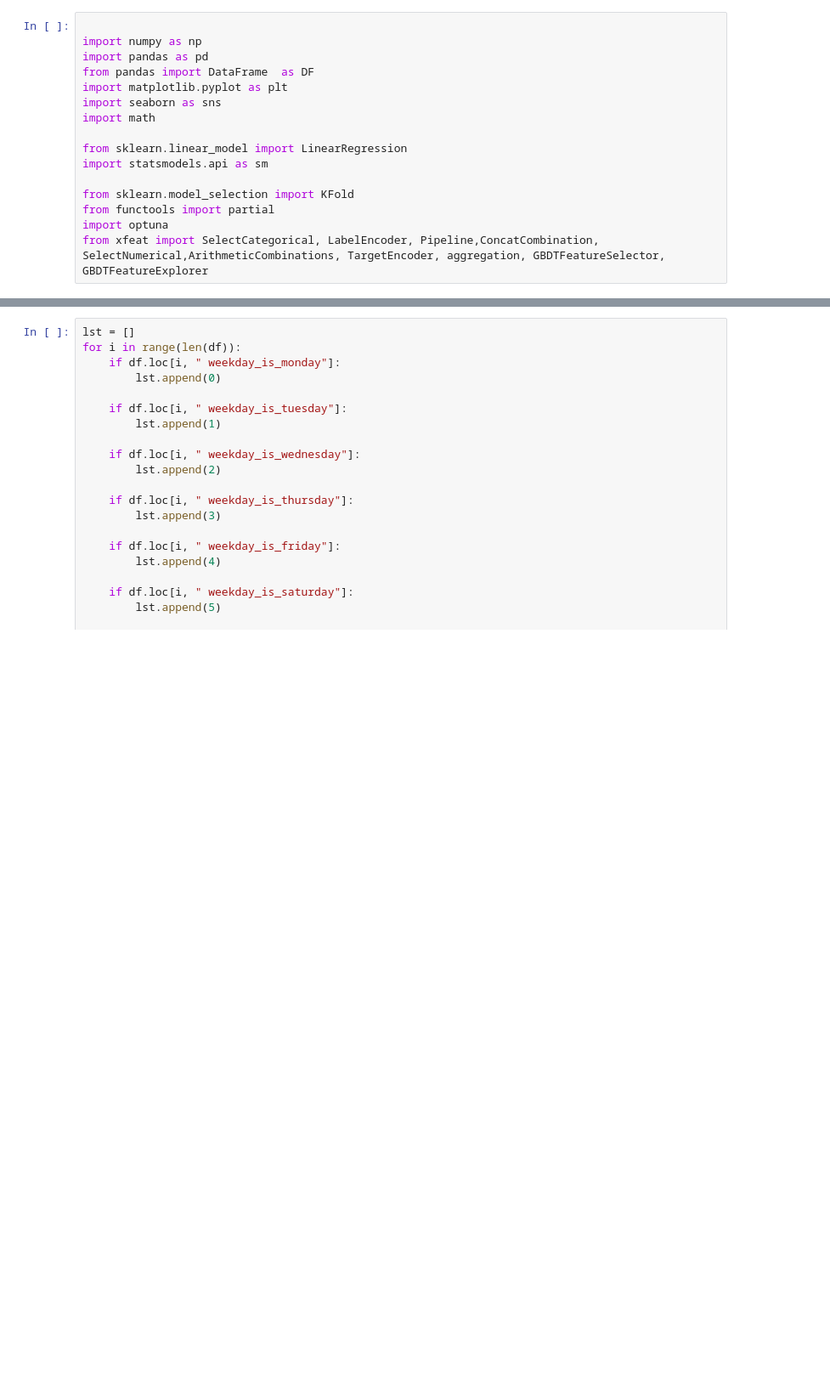
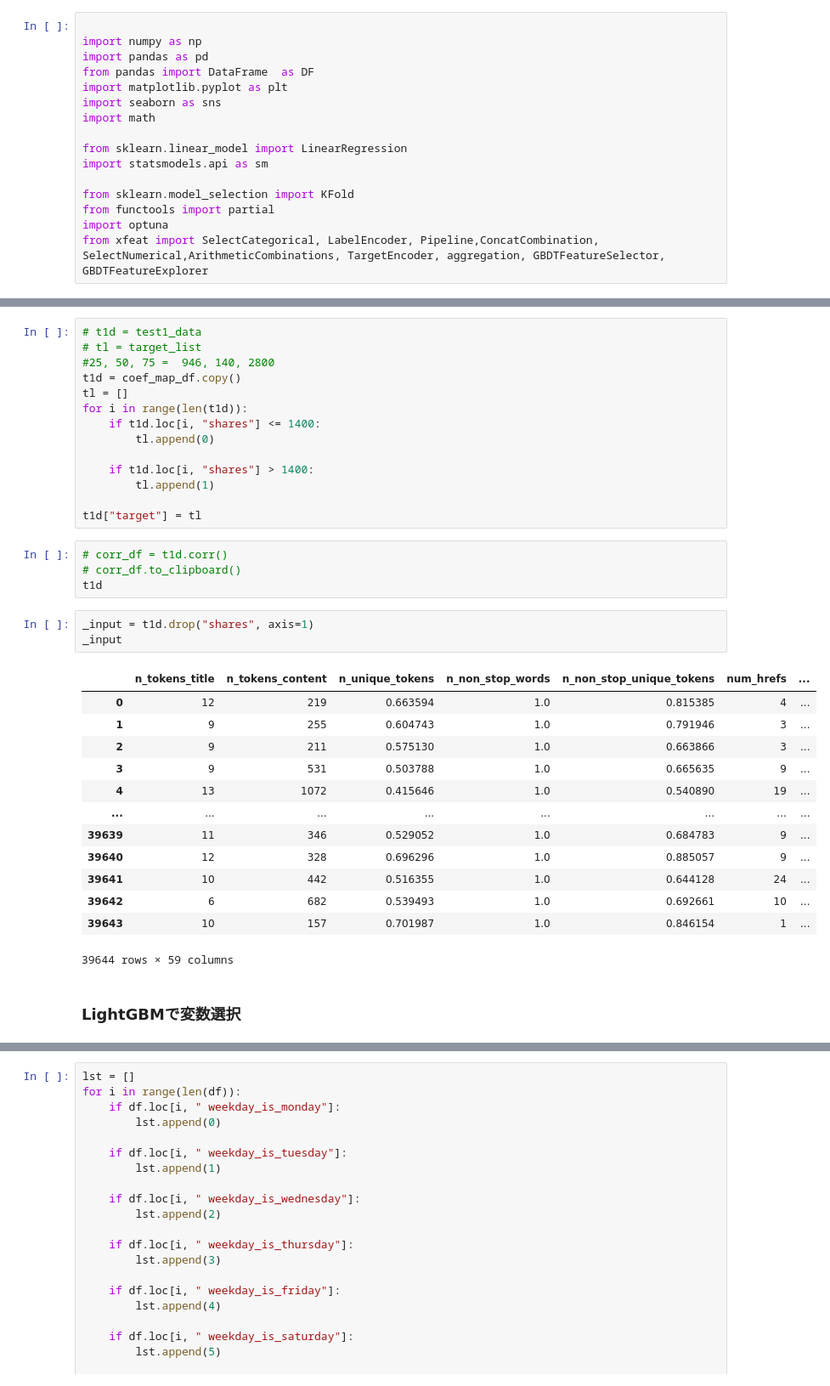
Before and after one commit to K-W-hibiki/PwC_AH, a Jupyter notebook: analytics.ipynb, the cells around one changed output, grey strips where cells are left out. Shown at 85% size. Cells and saved outputs as stored; diff of their text form; blank space fills up the shorter version.

```diff
--- a/analytics.ipynb
+++ b/analytics.ipynb
@@ -68,0 +95,37 @@ Name: timedelta, dtype: float64
+# %%
+# t1d = test1_data
+# tl = target_list
+#25, 50, 75 =  946, 140, 2800
+t1d = coef_map_df.copy()
+tl = []
+for i in range(len(t1d)):
+    if t1d.loc[i, "shares"] <= 1400:
+        tl.append(0)
+
+    if t1d.loc[i, "shares"] > 1400:
+        tl.append(1)
+
+t1d["target"] = tl
+# %%
+# corr_df = t1d.corr()
+# corr_df.to_clipboard()
+t1d
+# %%
+_input = t1d.drop("shares", axis=1)
+_input
+# %% [output]
+|  | n_tokens_title | n_tokens_content | n_unique_tokens | n_non_stop_words | n_non_stop_unique_tokens | num_hrefs | ... |
+| 0 | 12 | 219 | 0.663594 | 1.0 | 0.815385 | 4 | ... |
+| 1 | 9 | 255 | 0.604743 | 1.0 | 0.791946 | 3 | ... |
+| 2 | 9 | 211 | 0.575130 | 1.0 | 0.663866 | 3 | ... |
+| 3 | 9 | 531 | 0.503788 | 1.0 | 0.665635 | 9 | ... |
+| 4 | 13 | 1072 | 0.415646 | 1.0 | 0.540890 | 19 | ... |
+| ... | ... | ... | ... | ... | ... | ... | ... |
+| 39639 | 11 | 346 | 0.529052 | 1.0 | 0.684783 | 9 | ... |
+| 39640 | 12 | 328 | 0.696296 | 1.0 | 0.885057 | 9 | ... |
+| 39641 | 10 | 442 | 0.516355 | 1.0 | 0.644128 | 24 | ... |
+| 39642 | 6 | 682 | 0.539493 | 1.0 | 0.692661 | 10 | ... |
+| 39643 | 10 | 157 | 0.701987 | 1.0 | 0.846154 | 1 | ... |
+39644 rows × 59 columns
+# %% [markdown]
+### LightGBMで変数選択
```
Also changed, not shown: parts of 14 cells of this notebook, 3 other files.
